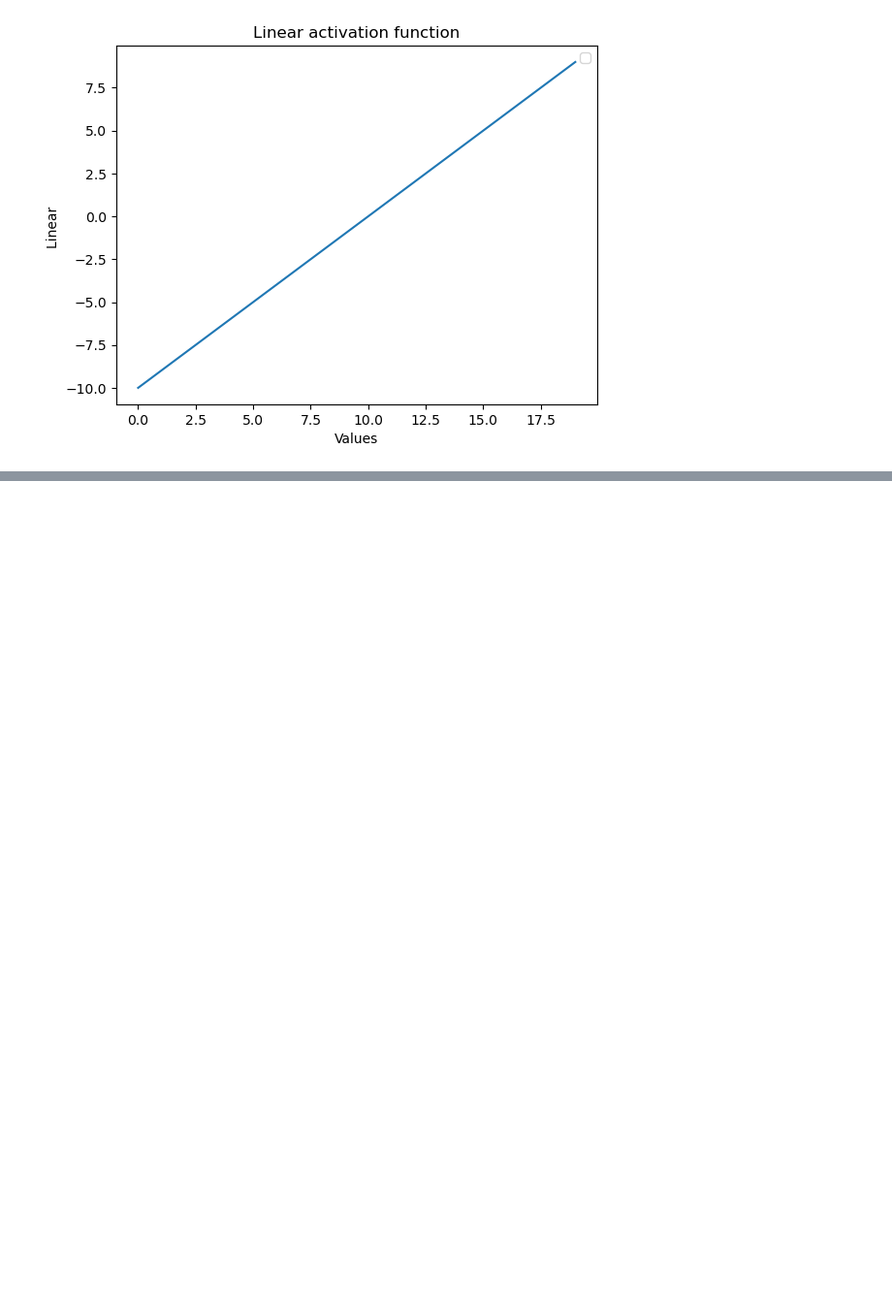
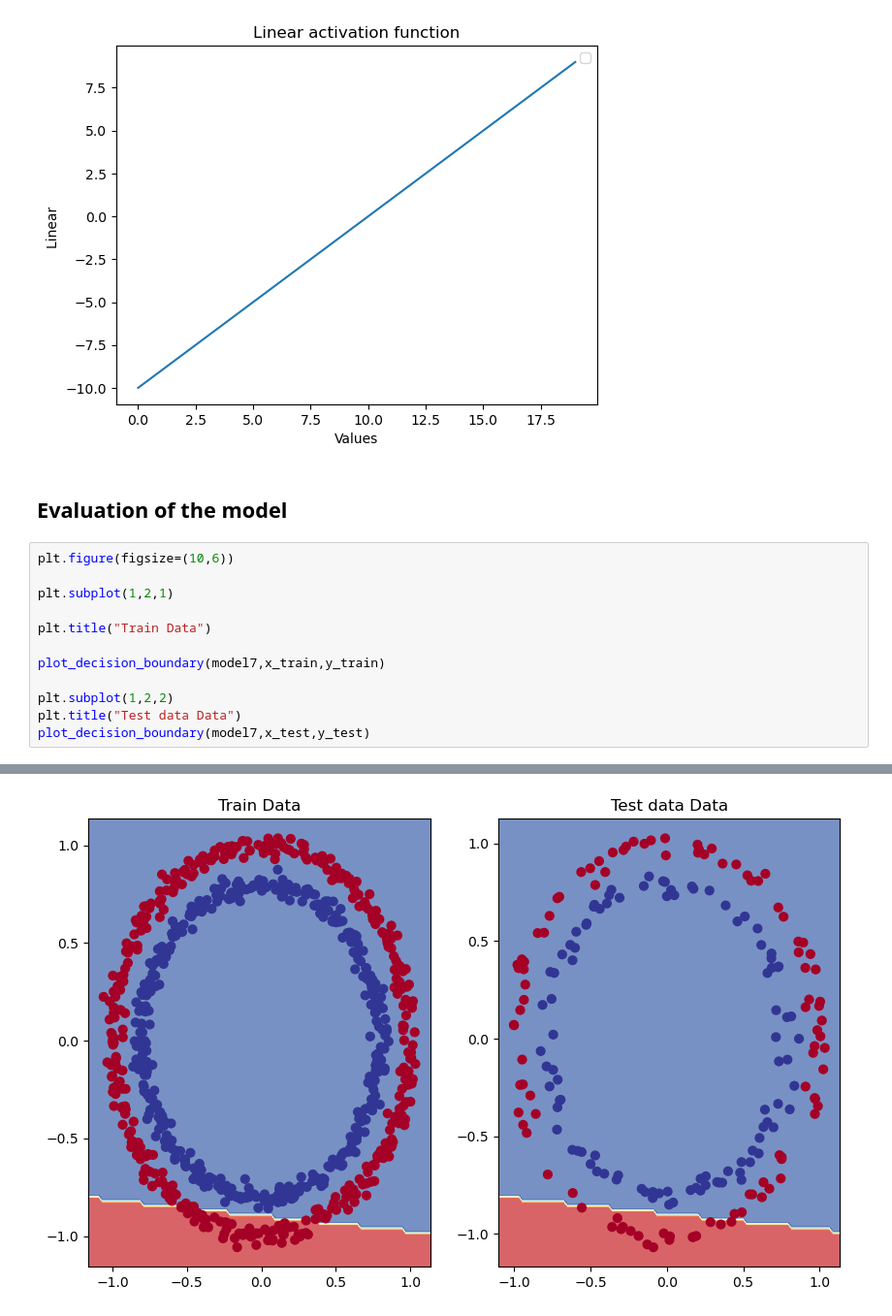
Before and after one commit to mageshyt/Machine-Learning-2023, a Jupyter notebook: Deep learning/02_neural_network_Classfication_in_tensorflow.ipynb, the cells around one changed output, grey strips where cells are left out. Shown at 97% size. Saved outputs shown, nothing was run; the diff lists cells and outputs as text; blank space fills up the shorter version.

```diff
--- a/Deep learning/02_neural_network_Classfication_in_tensorflow.ipynb
+++ b/Deep learning/02_neural_network_Classfication_in_tensorflow.ipynb
@@ -602,3 +603,18 @@ plt.show()
 # %% [output]
 WARNING:matplotlib.legend:No artists with labels found to put in legend.  Note that artists whose label start with an underscore are ignored when legend() is called with no argument.
 [figure]
+# %% [markdown]
+## Evaluation of the model
+# %%
+plt.figure(figsize=(10,6))
+
+plt.subplot(1,2,1)
+
+plt.title("Train Data")
+
+plot_decision_boundary(model7,x_train,y_train)
+
+plt.subplot(1,2,2)
+plt.title("Test data Data")
+plot_decision_boundary(model7,x_test,y_test)
+# %% [output]
@@ -604,0 +625 @@ WARNING:matplotlib.legend:No artists with labels found to put in legend.  Note t
+[figure, added]
```
Also changed, not shown: parts of 25 cells of this notebook, 5 other files.
